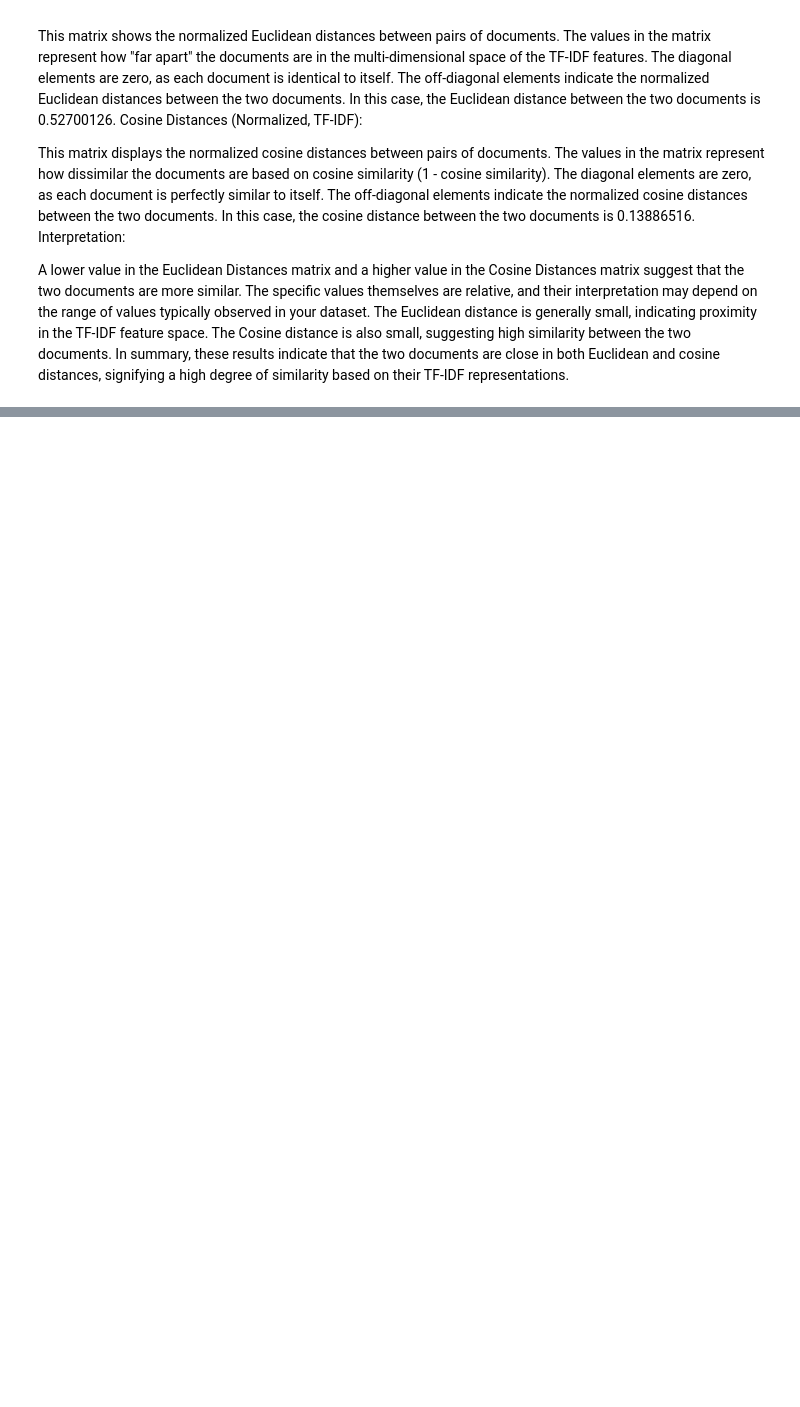
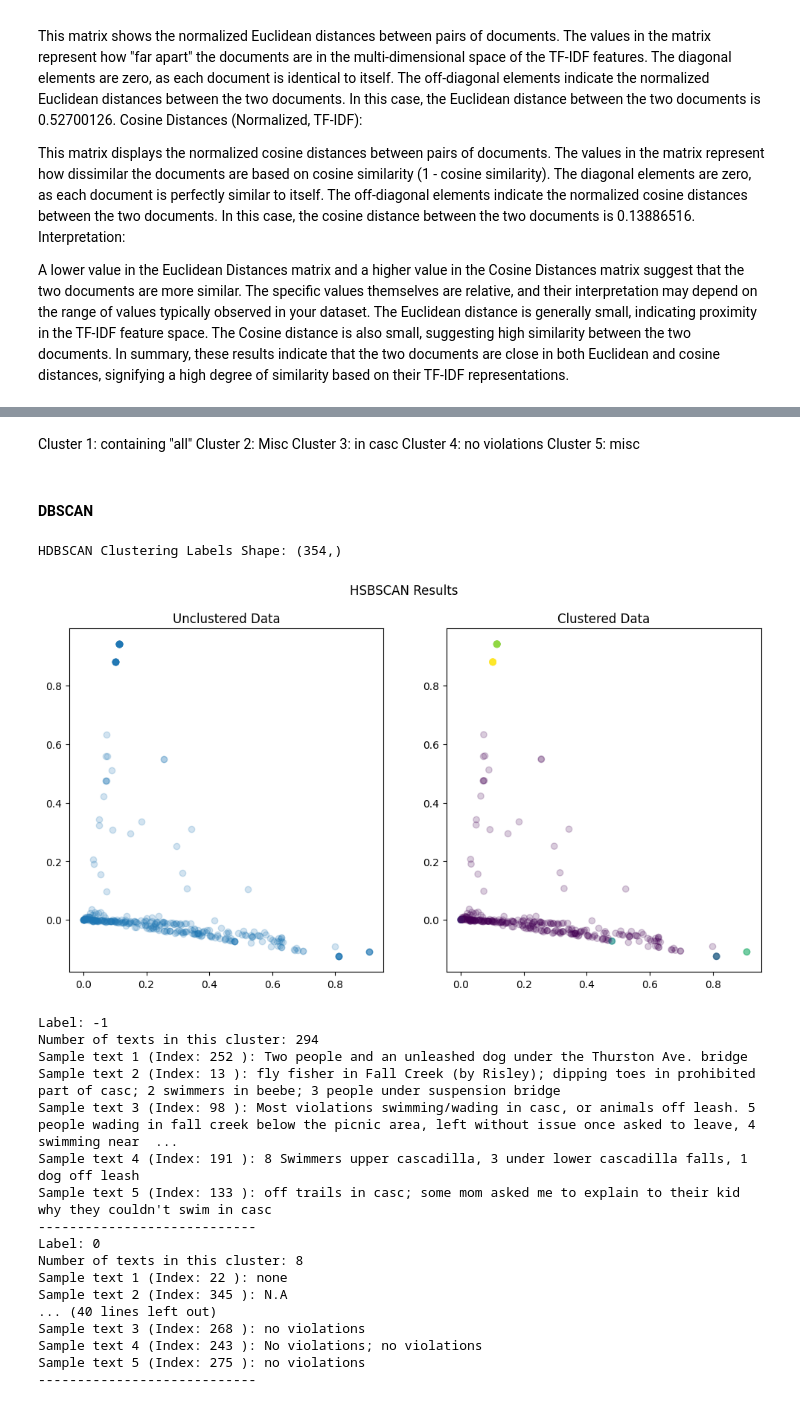
Before and after one commit to Ming-DeMers/cornell-gorges, a Jupyter notebook: Gorges_Analysis_INFO_3350_Final.ipynb, the cells around one changed output, grey strips where cells are left out. Saved outputs shown, nothing was run; the diff lists cells and outputs as text; code cells hidden in the pictures; blank space fills up the shorter version.

```diff
--- a/Gorges_Analysis_INFO_3350_Final.ipynb
+++ b/Gorges_Analysis_INFO_3350_Final.ipynb
@@ -447,0 +630,36 @@ print(steward_log[1])
+# %% [markdown]
+Cluster 1: containing "all"
+Cluster 2: Misc
+Cluster 3: in casc
+Cluster 4: no violations
+Cluster 5: misc
+# %% [markdown]
+#### DBSCAN
+# %%
+inter_hdv_pred = DBSCAN().fit_predict(inter_vectors.toarray())
+
+print("HDBSCAN Clustering Labels Shape:", inter_hdv_pred.shape)
+
+plot_compare(inter_vectors, inter_hdv_pred, "HSBSCAN Results")
+
+pull_samples(inter, inter_hdv_pred, n=5)
+# %% [output]
+HDBSCAN Clustering Labels Shape: (354,)
+[figure, added]
+Label: -1
+Number of texts in this cluster: 294
+Sample text 1 (Index: 252 ): Two people and an unleashed dog under the Thurston Ave. bridge
+Sample text 2 (Index: 13 ): fly fisher in Fall Creek (by Risley); dipping toes in prohibited part of casc; 2 swimmers in beebe; 3 people under suspension bridge
+Sample text 3 (Index: 98 ): Most violations swimming/wading in casc, or animals off leash. 5 people wading in fall creek below the picnic area, left without issue once asked to leave, 4 swimming near  ...
+Sample text 4 (Index: 191 ): 8 Swimmers upper cascadilla, 3 under lower cascadilla falls, 1 dog off leash
+Sample text 5 (Index: 133 ): off trails in casc; some mom asked me to explain to their kid why they couldn't swim in casc
+----------------------------
+Label: 0
+Number of texts in this cluster: 8
+Sample text 1 (Index: 22 ): none
+Sample text 2 (Index: 345 ): N.A
+... (40 lines left out)
+Sample text 3 (Index: 268 ): no violations
+Sample text 4 (Index: 243 ): No violations; no violations
+Sample text 5 (Index: 275 ): no violations
+----------------------------
```
Also changed, not shown: parts of 21 cells of this notebook.
